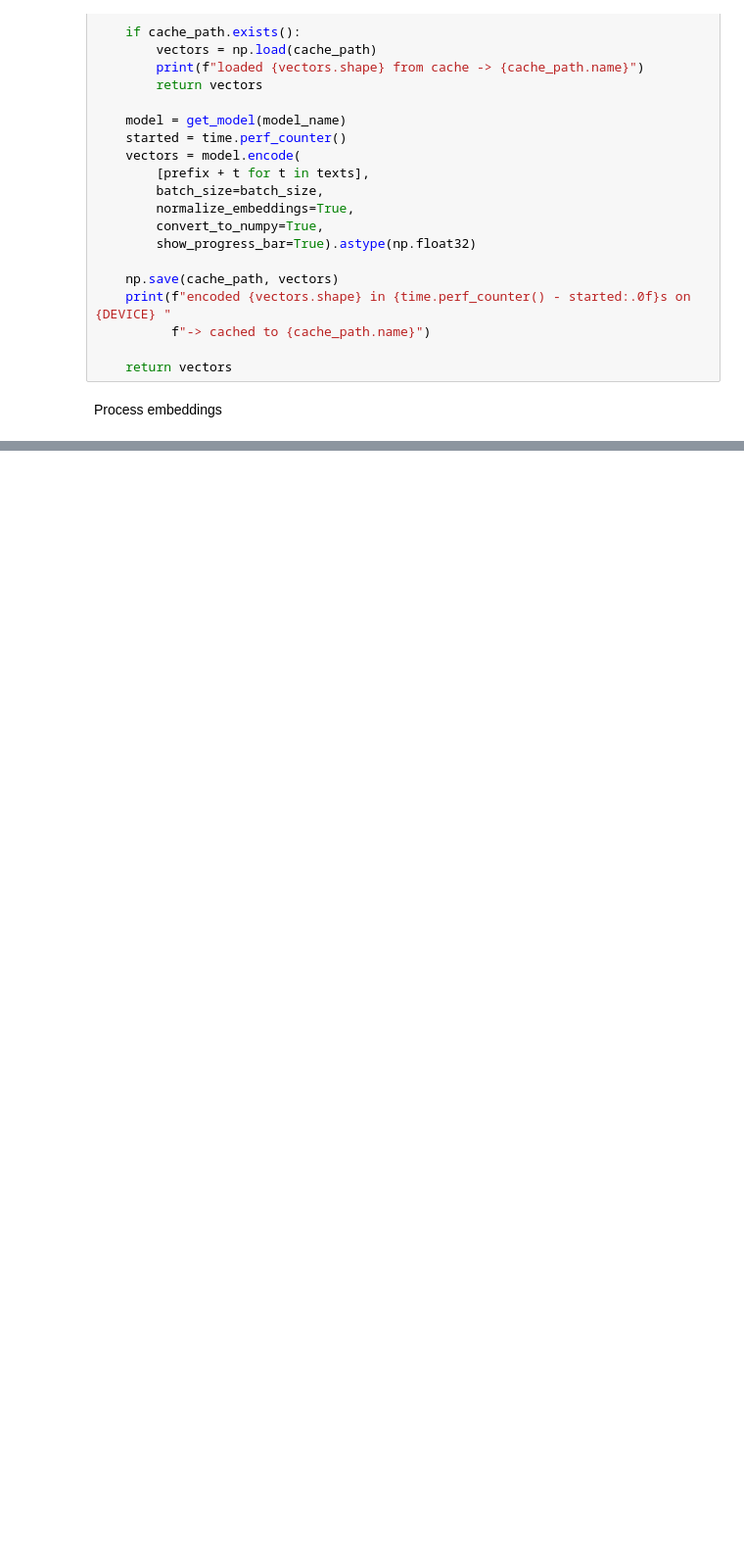
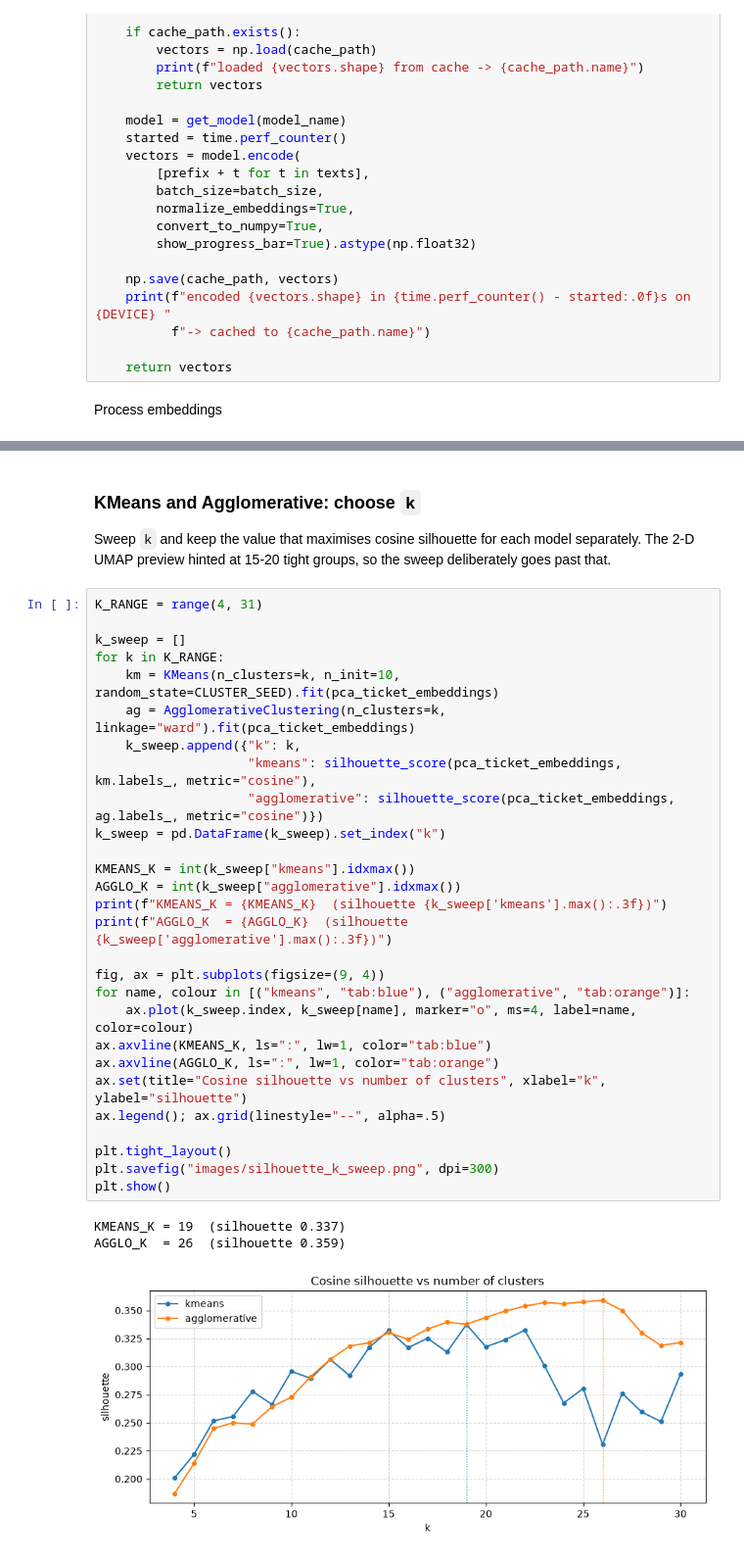
Before and after one commit to nicolaubruno/voll_technical_case, a Jupyter notebook: 1. Exploration.ipynb, the cells around one changed output, grey strips where cells are left out. Shown at 98% size. Cells and saved outputs as stored; diff of their text form; blank space fills up the shorter version.

```diff
--- a/1. Exploration.ipynb
+++ b/1. Exploration.ipynb
@@ -1150,0 +1021,37 @@ KMeans to be a hierarchy question (product first, intent within product) rather
+# %% [markdown]
+### KMeans and Agglomerative: choose `k`
+
+Sweep `k` and keep the value that maximises cosine silhouette for each model separately.
+The 2-D UMAP preview hinted at 15-20 tight groups, so the sweep deliberately goes past that.
+# %%
+K_RANGE = range(4, 31)
+
+k_sweep = []
+for k in K_RANGE:
+    km = KMeans(n_clusters=k, n_init=10, random_state=CLUSTER_SEED).fit(pca_ticket_embeddings)
+    ag = AgglomerativeClustering(n_clusters=k, linkage="ward").fit(pca_ticket_embeddings)
+    k_sweep.append({"k": k,
+                    "kmeans": silhouette_score(pca_ticket_embeddings, km.labels_, metric="cosine"),
+                    "agglomerative": silhouette_score(pca_ticket_embeddings, ag.labels_, metric="cosine")})
+k_sweep = pd.DataFrame(k_sweep).set_index("k")
+
+KMEANS_K = int(k_sweep["kmeans"].idxmax())
+AGGLO_K = int(k_sweep["agglomerative"].idxmax())
+print(f"KMEANS_K = {KMEANS_K}  (silhouette {k_sweep['kmeans'].max():.3f})")
+print(f"AGGLO_K  = {AGGLO_K}  (silhouette {k_sweep['agglomerative'].max():.3f})")
+
+fig, ax = plt.subplots(figsize=(9, 4))
+for name, colour in [("kmeans", "tab:blue"), ("agglomerative", "tab:orange")]:
+    ax.plot(k_sweep.index, k_sweep[name], marker="o", ms=4, label=name, color=colour)
+ax.axvline(KMEANS_K, ls=":", lw=1, color="tab:blue")
+ax.axvline(AGGLO_K, ls=":", lw=1, color="tab:orange")
+ax.set(title="Cosine silhouette vs number of clusters", xlabel="k", ylabel="silhouette")
+ax.legend(); ax.grid(linestyle="--", alpha=.5)
+
+plt.tight_layout()
+plt.savefig("images/silhouette_k_sweep.png", dpi=300)
+plt.show()
+# %% [output]
+KMEANS_K = 19  (silhouette 0.337)
+AGGLO_K  = 26  (silhouette 0.359)
+[figure, added]
```
Also changed, not shown: parts of 29 cells of this notebook, 3 other files.
